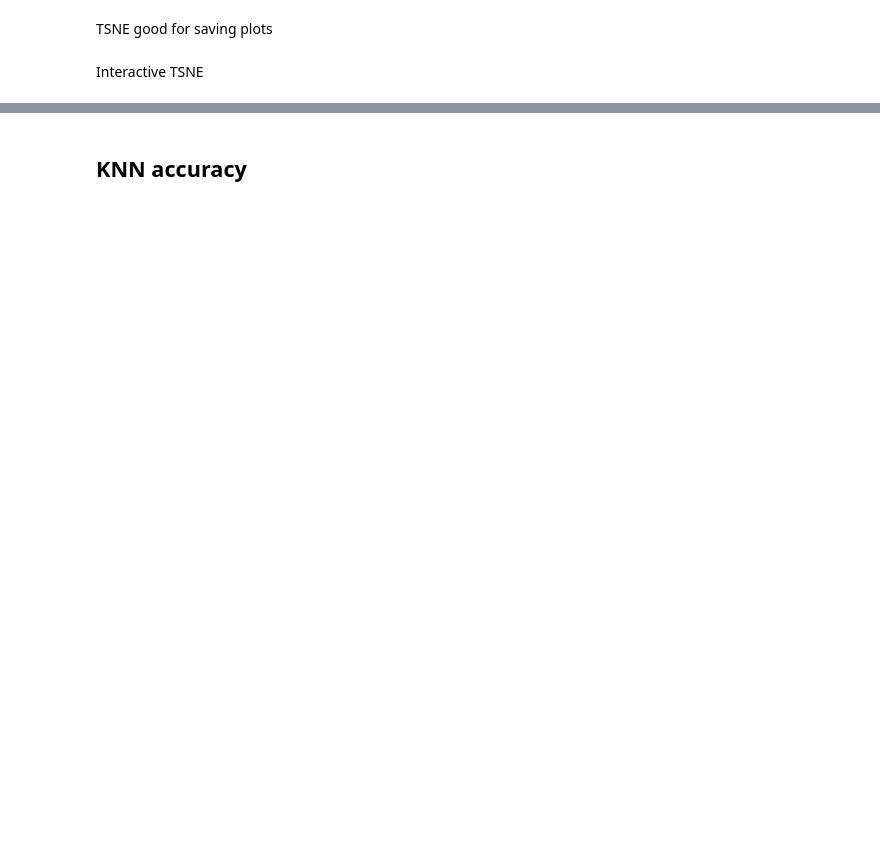
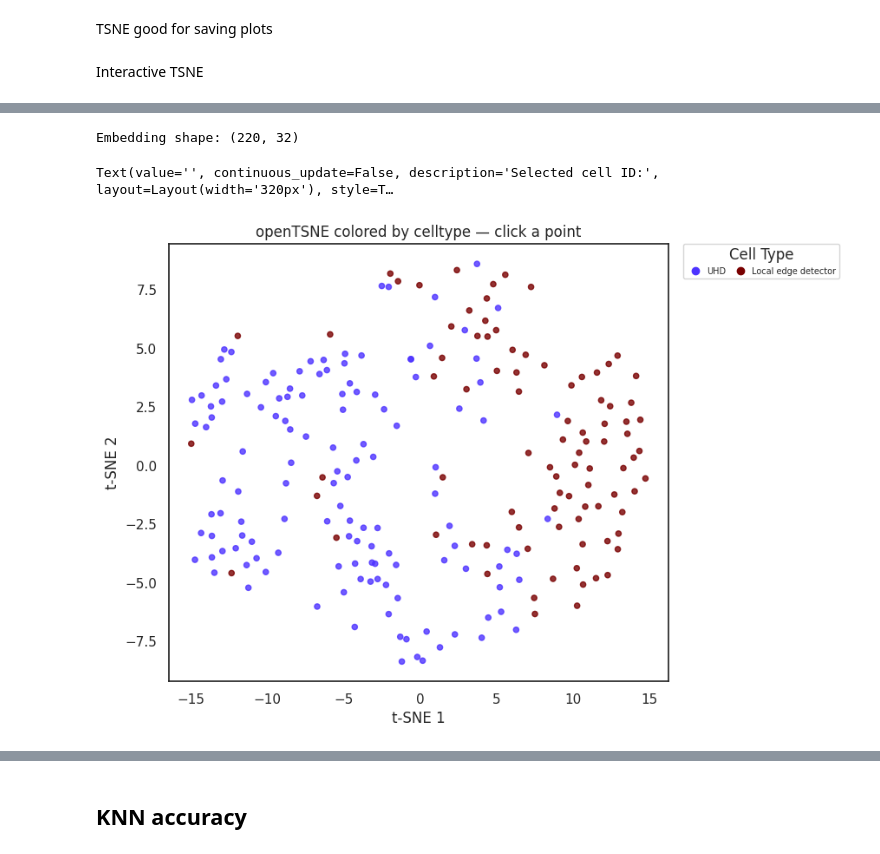
Before and after one commit to pegah81/ssl_neuron, a Jupyter notebook: ssl_neuron/demos/model_inference.ipynb, the cells around one changed output, grey strips where cells are left out. Saved outputs shown, nothing was run; the diff lists cells and outputs as text; code cells hidden in the pictures; blank space fills up the shorter version.

```diff
--- a/ssl_neuron/demos/model_inference.ipynb
+++ b/ssl_neuron/demos/model_inference.ipynb
@@ -512,3 +533,16 @@ Text(value='', continuous_update=False, description='Selected cell ID:', layout=
+# %%
+plot_df = plot_tsne(
+    cell_meta[(cell_meta['split'].isin(['train', 'val'])) & (cell_meta['celltype_final'].isin(['UHD', 'Local edge detector']))],
+    unknown_labels=True,
+    color_dict=color_dict,
+    color_by='celltype',
+    perplexity=30,
+    random=True,
+)
+# %% [output]
+Embedding shape: (220, 32)
+Text(value='', continuous_update=False, description='Selected cell ID:', layout=Layout(width='320px'), style=T…
+[figure, added]
 # %%
 loss_dir = Path("..") / Path(config['trainer']['losses_dir']) / Path(TRIAL)
 
```
Also changed, not shown: parts of 37 cells of this notebook, 5 other files.
